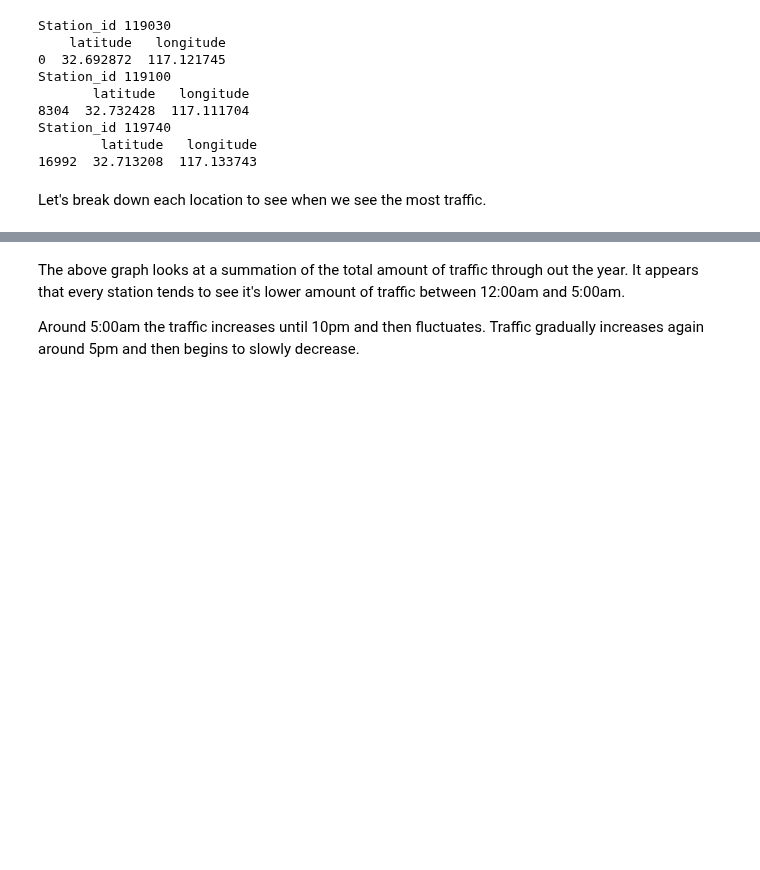
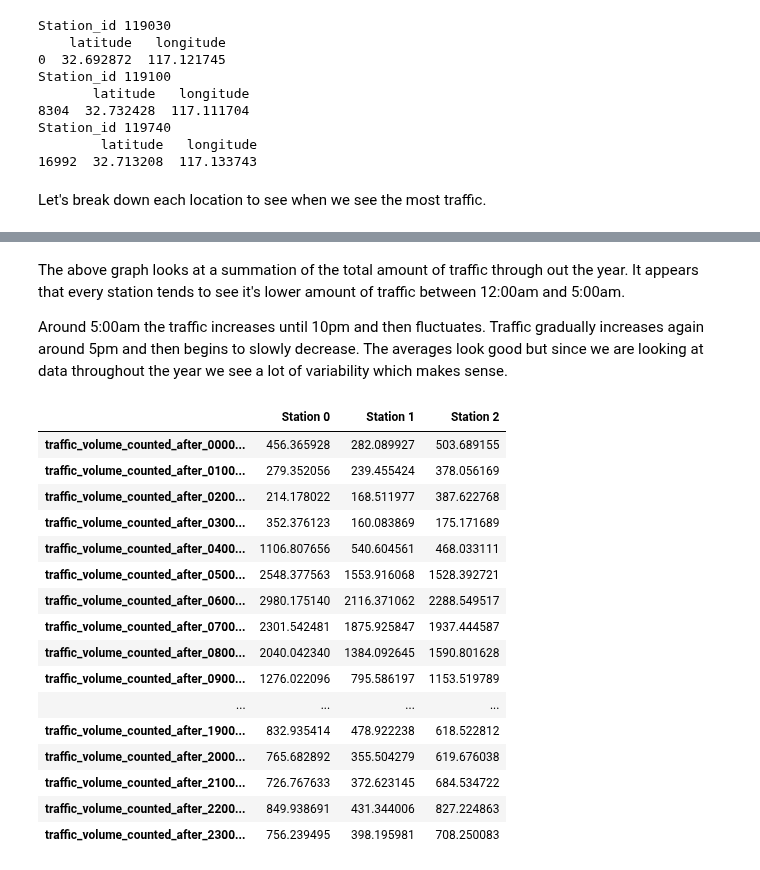
Before and after one commit to BigDataForSanDiego/2019-Team-201, a Jupyter notebook: Traffic/exploration-of-2015-traffic-dataset.ipynb, the cells around one changed output, grey strips where cells are left out. Cells and saved outputs as stored; diff of their text form; code cells hidden in the pictures; blank space fills up the shorter version.

```diff
--- a/Traffic/exploration-of-2015-traffic-dataset.ipynb
+++ b/Traffic/exploration-of-2015-traffic-dataset.ipynb
@@ -191,4 +185,27 @@ plt.plot(range(1,25,1),sdtds_id_2_mean[0:], color = "green")
 # %% [markdown]
 The above graph looks at a summation of the total amount of traffic through out the year. It appears that every station tends to see it's lower amount of traffic between 12:00am and 5:00am.
 
-Around 5:00am the traffic increases until 10pm and then fluctuates. Traffic gradually increases again around 5pm and then begins to slowly decrease.
+Around 5:00am the traffic increases until 10pm and then fluctuates. Traffic gradually increases again around 5pm and then begins to slowly decrease. The averages look good but since we are looking at data throughout the year we see a lot of variability which makes sense.
+# %%
+frames = [sdtds_id_0_std, sdtds_id_1_std, sdtds_id_2_std]
+sdtds_std = pd.concat(frames,axis=1, sort=False)
+sdtds_std.columns=['Station 0','Station 1', 'Station 2']
+sdtds_std
+# %% [output]
+|  | Station 0 | Station 1 | Station 2 |
+| traffic_volume_counted_after_0000... | 456.365928 | 282.089927 | 503.689155 |
+| traffic_volume_counted_after_0100... | 279.352056 | 239.455424 | 378.056169 |
+| traffic_volume_counted_after_0200... | 214.178022 | 168.511977 | 387.622768 |
+| traffic_volume_counted_after_0300... | 352.376123 | 160.083869 | 175.171689 |
+| traffic_volume_counted_after_0400... | 1106.807656 | 540.604561 | 468.033111 |
+| traffic_volume_counted_after_0500... | 2548.377563 | 1553.916068 | 1528.392721 |
+| traffic_volume_counted_after_0600... | 2980.175140 | 2116.371062 | 2288.549517 |
+| traffic_volume_counted_after_0700... | 2301.542481 | 1875.925847 | 1937.444587 |
+| traffic_volume_counted_after_0800... | 2040.042340 | 1384.092645 | 1590.801628 |
+| traffic_volume_counted_after_0900... | 1276.022096 | 795.586197 | 1153.519789 |
+| ... | ... | ... | ... |
+| traffic_volume_counted_after_1900... | 832.935414 | 478.922238 | 618.522812 |
+| traffic_volume_counted_after_2000... | 765.682892 | 355.504279 | 619.676038 |
+| traffic_volume_counted_after_2100... | 726.767633 | 372.623145 | 684.534722 |
+| traffic_volume_counted_after_2200... | 849.938691 | 431.344006 | 827.224863 |
+| traffic_volume_counted_after_2300... | 756.239495 | 398.195981 | 708.250083 |
```
Also changed, not shown: parts of 1 cell of this notebook.
